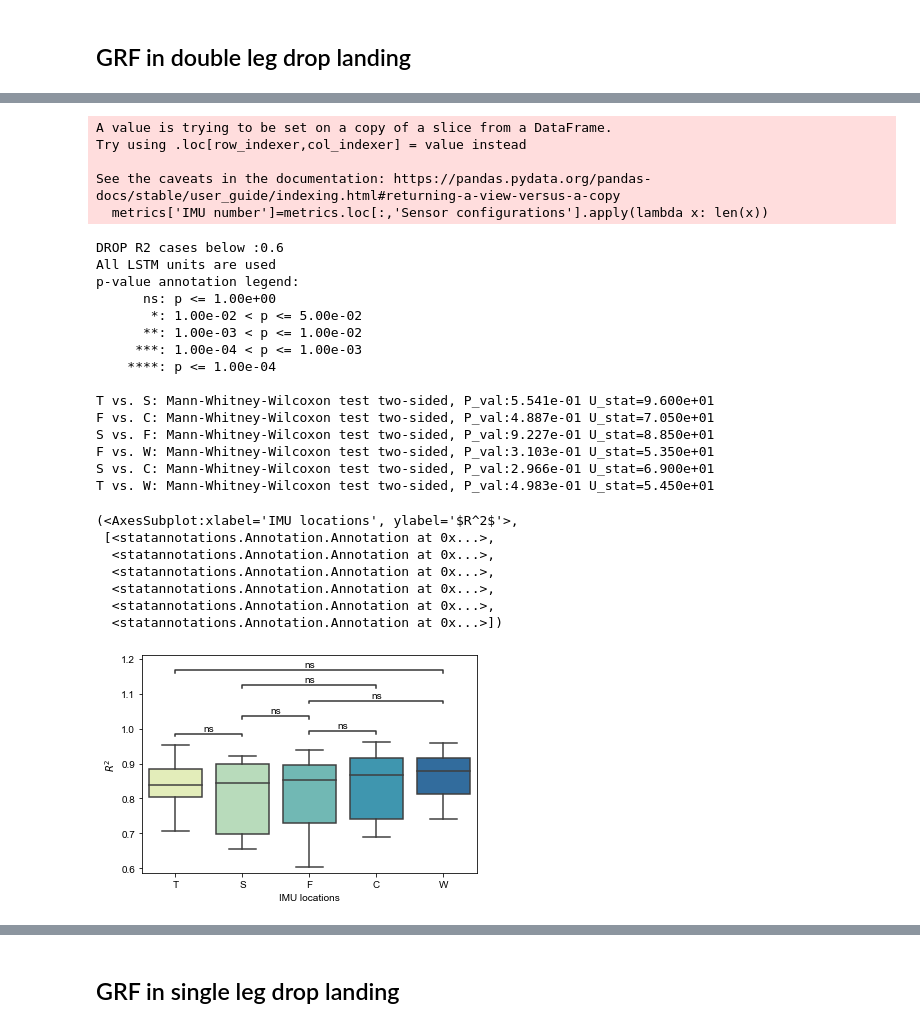
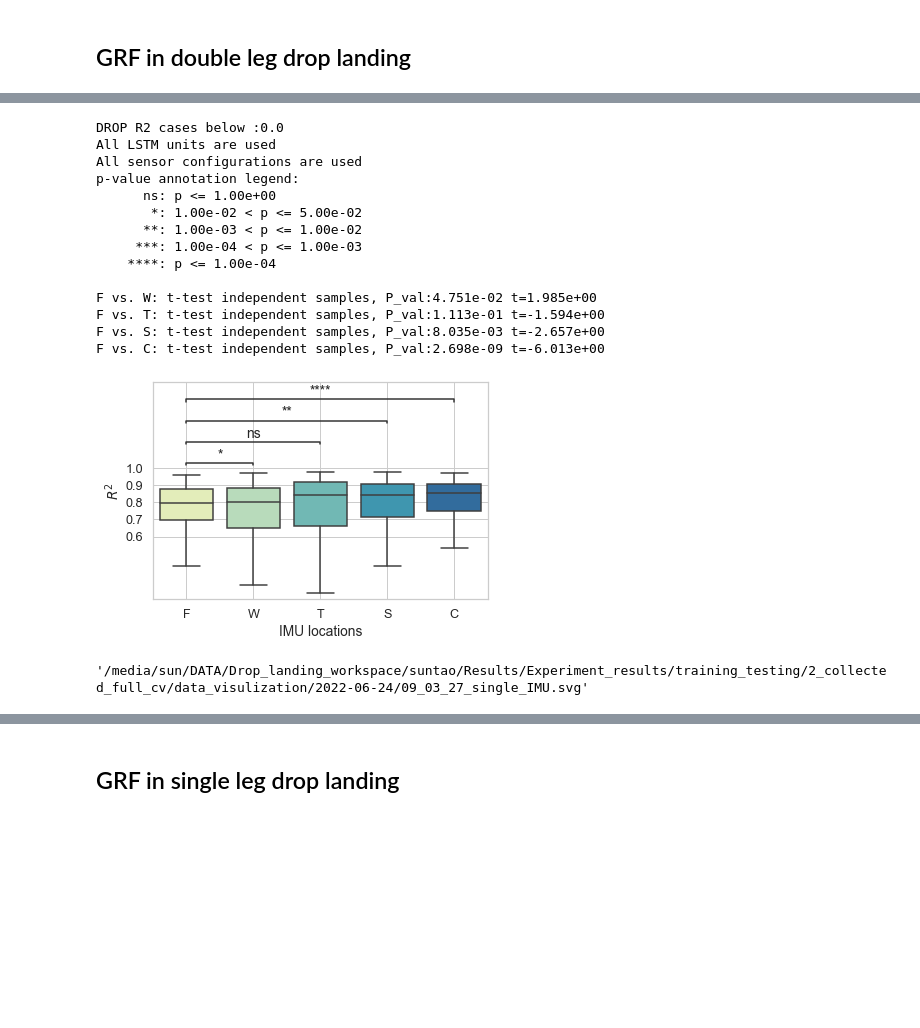
Before and after one commit to sunzhon/DataAnalysis, a Jupyter notebook: P5/drop_landing_estimation/script/jupyter-lab/results_analysis.ipynb, the cells around one changed output, grey strips where cells are left out. Saved outputs shown, nothing was run; the diff lists cells and outputs as text; code cells hidden in the pictures; blank space fills up the shorter version.

```diff
--- a/P5/drop_landing_estimation/script/jupyter-lab/results_analysis.ipynb
+++ b/P5/drop_landing_estimation/script/jupyter-lab/results_analysis.ipynb
@@ -401,13 +668,15 @@ DROP R2 cases below :0.6
 # %%
 from statannotations.Annotator import Annotator
 combination_investigation_results = "/media/sun/DATA/Drop_landing_workspace/suntao/Results/Experiment_results/training_testing/1_collected_data/study_lstm_units_GRF/r2_metrics.csv"
-combination_investigation_results = "/media/sun/DATA/Drop_landing_workspace/suntao/Results/Experiment_results/training_testing/2_collected_full_cv/1_imu_full_cv_all_trials/testing_result_folders.txt"
+combination_investigation_results = "/media/sun/DATA/Drop_landing_workspace/suntao/Results/Experiment_results/training_testing/2_collected_full_cv/testing_result_folders.txt"
+combination_investigation_results = "/media/sun/DATA/Drop_landing_workspace/suntao/Results/Experiment_results/training_testing/2_collected_full_cv/r2_metrics.csv"
+landing_manner= "double_legs"
 metrics = parase_plot_data(
     combination_investigation_results,
     landing_manner = landing_manner,
     estimated_variable = 'GRF',
     syn_features_label = False,
-    drop_value = 0.6,
+    drop_value = 0.0,
     IMU_number = [1]
 )
 
@@ -419,65 +688,59 @@ displayed_data[sort_variable] = displayed_data[sort_variable].astype('float64')
 displayed_data.sort_values(by=[sort_variable], ascending=True, inplace=True)
 
 
-fontsize=10
+sns.set(font_scale=1.15,style='whitegrid')
 colors = sns.color_palette("YlGnBu")
 #colors = sns.cubehelix_palette(start=.5, rot=-.5)
 
 states_palette = sns.color_palette("YlGnBu", n_colors=5)
 x='Sensor configurations'
 y='scores'
 
 
 hue_plot_params = {
 'data': displayed_data,
 'x': x,
 'y': y,
 #"order": order,
 #"hue": "Control methods",
 #"hue_order": hue_order,
 "showfliers":False,
 "palette": colors
 }
 
-axs = sns.boxplot( **hue_plot_params)
-axs.set_ylabel('$R^2$')
-axs.set_xlabel('IMU locations')
+g = sns.boxplot( **hue_plot_params)
+g.set_ylabel('$R^2$')
+g.set_xlabel('IMU locations')
+g.grid(visible=True, axis='both',which='major')
+#g.set_ylim([0.3,1.2])
+g.set_yticks([0.6,0.7,0.8,0.9,1.0])
 
 # statistical test
-test_method="Mann-Whitney"
-#test_method="t-test_ind"
+#test_method="Mann-Whitney"
+test_method="t-test_ind"
 pairs = (
-[('T','S'),('F','W'),('W','T'),('S','C'),('F','C'),('F','S')]
+[('F','W'),('F','T'),('F','S'),('F','C')]
 )
-annotator=Annotator(axs,pairs=pairs,**hue_plot_params)
+annotator=Annotator(g,pairs=pairs,**hue_plot_params)
 annotator.configure(test=test_method, text_format='star', loc='inside')
 annotator.apply_and_annotate()
+
+
+save_figure(os.path.dirname(combination_investigation_results),'single_IMU',fig_format='svg')
 # %% [output]
-A value is trying to be set on a copy of a slice from a DataFrame.
-Try using .loc[row_indexer,col_indexer] = value instead
+DROP R2 cases below :0.0
+All LSTM units are used
+All sensor configurations are used
+p-value annotation legend:
+      ns: p <= 1.00e+00
+       *: 1.00e-02 < p <= 5.00e-02
+      **: 1.00e-03 < p <= 1.00e-02
+     ***: 1.00e-04 < p <= 1.00e-03
+    ****: p <= 1.00e-04
 
-See the caveats in the documentation: https://pandas.pydata.org/pandas-docs/stable/user_guide/indexing.html#returning-a-view-versus-a-copy
-  metrics['IMU number']=metrics.loc[:,'Sensor configurations'].apply(lambda x: len(x))
+F vs. W: t-test independent samples, P_val:4.751e-02 t=1.985e+00
+F vs. T: t-test independent samples, P_val:1.113e-01 t=-1.594e+00
+F vs. S: t-test independent samples, P_val:8.035e-03 t=-2.657e+00
+F vs. C: t-test independent samples, P_val:2.698e-09 t=-6.013e+00
+[figure, new version]
-DROP R2 cases below :0.6
-All LSTM units are used
-p-value annotation legend:
-      ns: p <= 1.00e+00
-       *: 1.00e-02 < p <= 5.00e-02
-      **: 1.00e-03 < p <= 1.00e-02
-     ***: 1.00e-04 < p <= 1.00e-03
-    ****: p <= 1.00e-04
-
-T vs. S: Mann-Whitney-Wilcoxon test two-sided, P_val:5.541e-01 U_stat=9.600e+01
-F vs. C: Mann-Whitney-Wilcoxon test two-sided, P_val:4.887e-01 U_stat=7.050e+01
-S vs. F: Mann-Whitney-Wilcoxon test two-sided, P_val:9.227e-01 U_stat=8.850e+01
-F vs. W: Mann-Whitney-Wilcoxon test two-sided, P_val:3.103e-01 U_stat=5.350e+01
-S vs. C: Mann-Whitney-Wilcoxon test two-sided, P_val:2.966e-01 U_stat=6.900e+01
-T vs. W: Mann-Whitney-Wilcoxon test two-sided, P_val:4.983e-01 U_stat=5.450e+01
+'/media/sun/DATA/Drop_landing_workspace/suntao/Results/Experiment_results/training_testing/2_collected_full_cv/data_visulization/2022-06-24/09_03_27_single_IMU.svg'
-(<AxesSubplot:xlabel='IMU locations', ylabel='$R^2$'>,
- [<statannotations.Annotation.Annotation at 0x...>,
-  <statannotations.Annotation.Annotation at 0x...>,
-  <statannotations.Annotation.Annotation at 0x...>,
-  <statannotations.Annotation.Annotation at 0x...>,
-  <statannotations.Annotation.Annotation at 0x...>,
-  <statannotations.Annotation.Annotation at 0x...>])
-[figure, old version]
```
Also changed, not shown: parts of 30 cells of this notebook, 11 other files.
